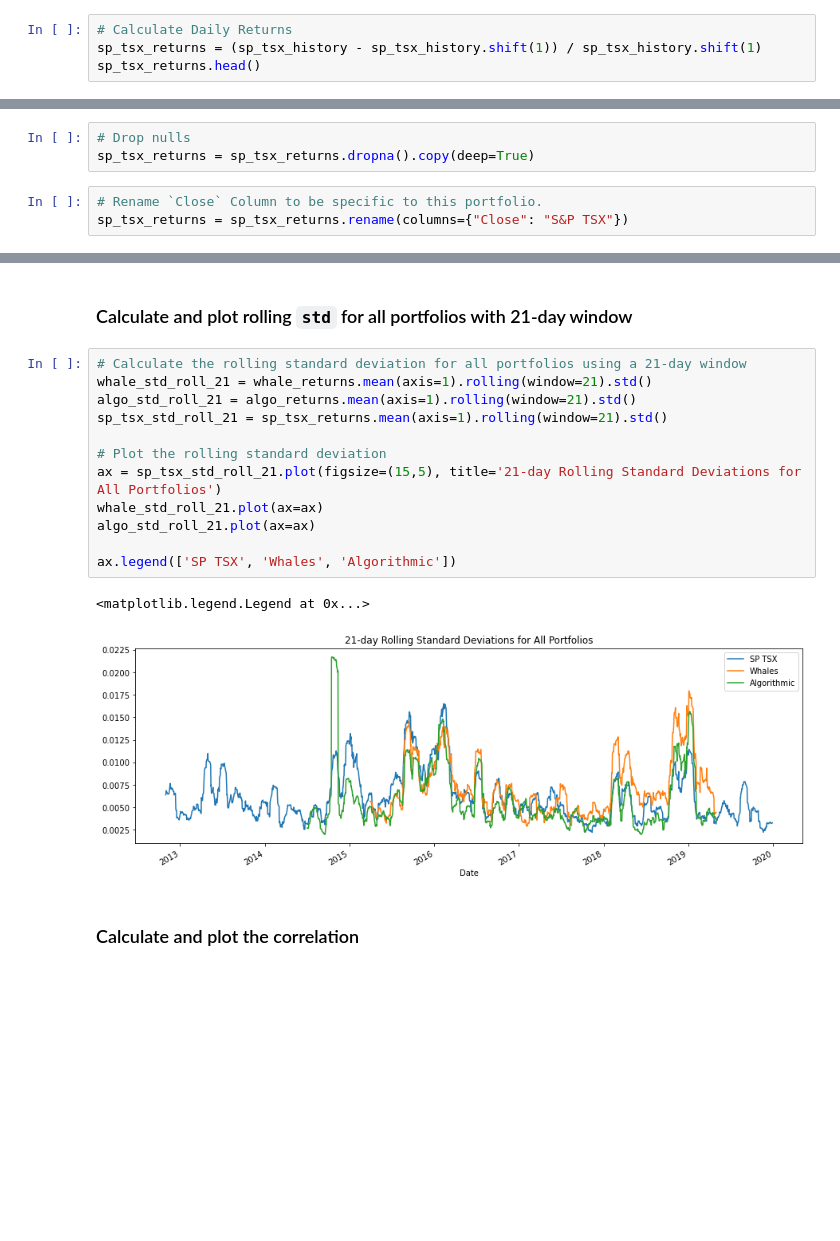
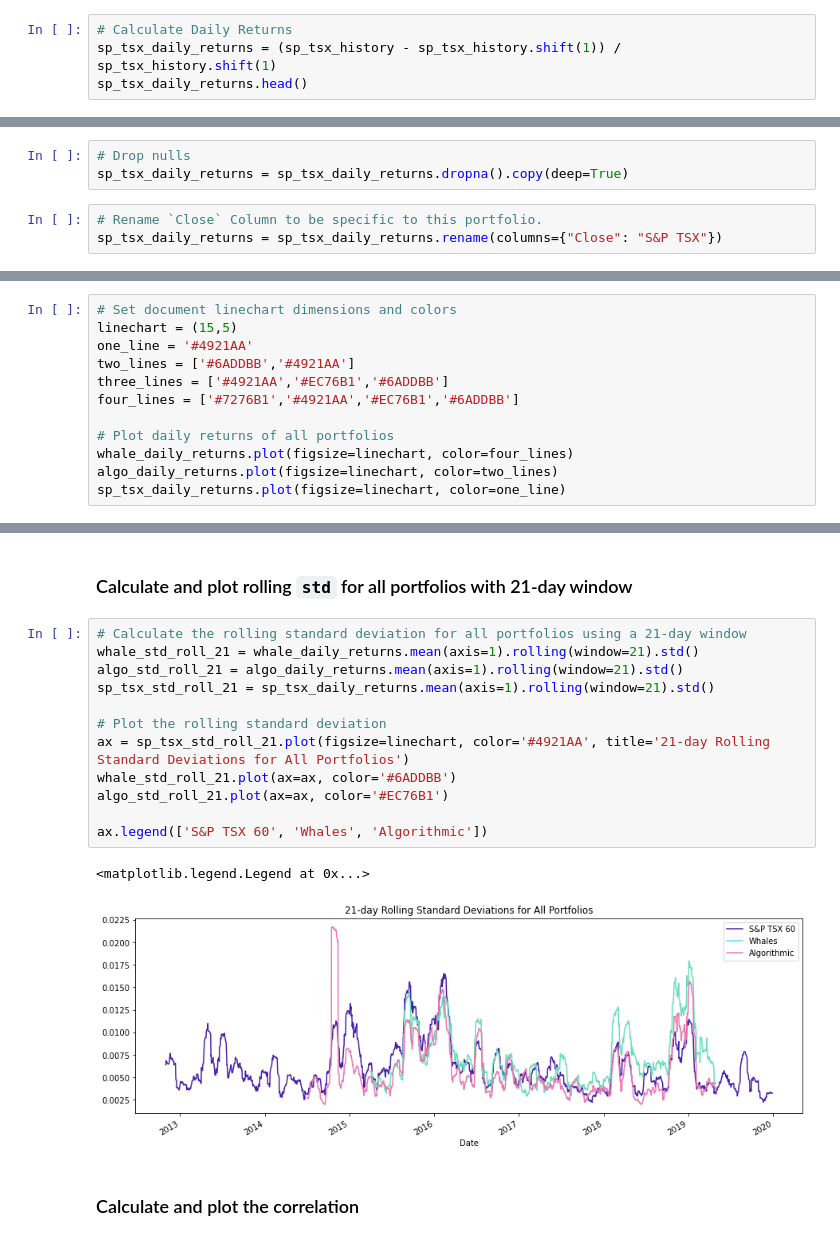
Before and after one commit to adamgulyas/pandas-homework, a Jupyter notebook: whale_analysis.ipynb, the cells around one changed output, grey strips where cells are left out. Drawn from its saved outputs; the diff is of its cells as text; blank space fills up the shorter version.

```diff
--- a/whale_analysis.ipynb
+++ b/whale_analysis.ipynb
@@ -125,8 +125,8 @@ sp_tsx_history["Close"] = sp_tsx_history["Close"].str.replace(r"[$,]", "", regex
 sp_tsx_history["Close"] = sp_tsx_history["Close"].astype("float")
 # %%
 # Calculate Daily Returns
-sp_tsx_returns = (sp_tsx_history - sp_tsx_history.shift(1)) / sp_tsx_history.shift(1)
-sp_tsx_returns.head()
+sp_tsx_daily_returns = (sp_tsx_history - sp_tsx_history.shift(1)) / sp_tsx_history.shift(1)
+sp_tsx_daily_returns.head()
 # %% [output]
 |  | Close |
 | Date |  |
@@ -137,10 +137,10 @@ sp_tsx_returns.head()
 | 2012-10-05 | -0.002305 |
 # %%
 # Drop nulls
-sp_tsx_returns = sp_tsx_returns.dropna().copy(deep=True)
+sp_tsx_daily_returns = sp_tsx_daily_returns.dropna().copy(deep=True)
 # %%
 # Rename `Close` Column to be specific to this portfolio.
-sp_tsx_returns = sp_tsx_returns.rename(columns={"Close": "S&P TSX"})
+sp_tsx_daily_returns = sp_tsx_daily_returns.rename(columns={"Close": "S&P TSX"})
 # %% [markdown]
 ## Combine Whale, Algorithmic, and S&P TSX 60 Returns
 # %%
@@ -177,0 +168,12 @@ sp_tsx_returns.plot(figsize=(15,5))
+# %%
+# Set document linechart dimensions and colors
+linechart = (15,5)
+one_line = '#4921AA'
+two_lines = ['#6ADDBB','#4921AA']
+three_lines = ['#4921AA','#EC76B1','#6ADDBB']
+four_lines = ['#7276B1','#4921AA','#EC76B1','#6ADDBB']
+
+# Plot daily returns of all portfolios
+whale_daily_returns.plot(figsize=linechart, color=four_lines)
+algo_daily_returns.plot(figsize=linechart, color=two_lines)
+sp_tsx_daily_returns.plot(figsize=linechart, color=one_line)
@@ -281,19 +288,19 @@ Risk changes over time. Analyze the rolling statistics for Risk and Beta.
 ### Calculate and plot rolling `std` for all portfolios with 21-day window
 # %%
 # Calculate the rolling standard deviation for all portfolios using a 21-day window
-whale_std_roll_21 = whale_returns.mean(axis=1).rolling(window=21).std()
-algo_std_roll_21 = algo_returns.mean(axis=1).rolling(window=21).std()
-sp_tsx_std_roll_21 = sp_tsx_returns.mean(axis=1).rolling(window=21).std()
+whale_std_roll_21 = whale_daily_returns.mean(axis=1).rolling(window=21).std()
+algo_std_roll_21 = algo_daily_returns.mean(axis=1).rolling(window=21).std()
+sp_tsx_std_roll_21 = sp_tsx_daily_returns.mean(axis=1).rolling(window=21).std()
 
 # Plot the rolling standard deviation
-ax = sp_tsx_std_roll_21.plot(figsize=(15,5), title='21-day Rolling Standard Deviations for All Portfolios')
-whale_std_roll_21.plot(ax=ax)
-algo_std_roll_21.plot(ax=ax)
+ax = sp_tsx_std_roll_21.plot(figsize=linechart, color='#4921AA', title='21-day Rolling Standard Deviations for All Portfolios')
+whale_std_roll_21.plot(ax=ax, color='#6ADDBB')
+algo_std_roll_21.plot(ax=ax, color='#EC76B1')
 
-ax.legend(['SP TSX', 'Whales', 'Algorithmic'])
+ax.legend(['S&P TSX 60', 'Whales', 'Algorithmic'])
 # %% [output]
 <matplotlib.legend.Legend at 0x...>
-[figure, old version]
+[figure, new version]
 # %% [markdown]
 ### Calculate and plot the correlation
 # %%
```
Also changed, not shown: parts of 44 cells of this notebook, 6 other files.
